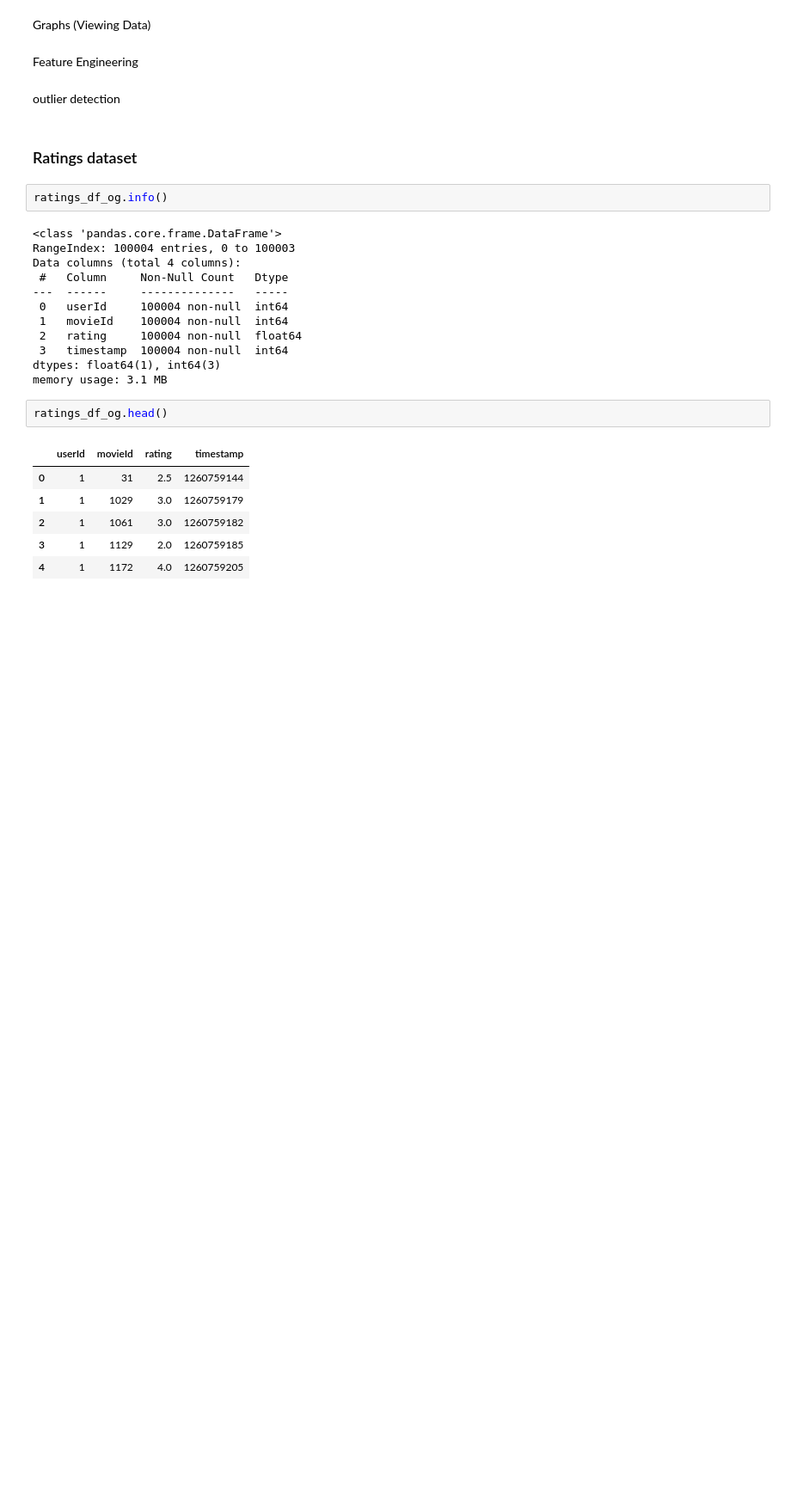
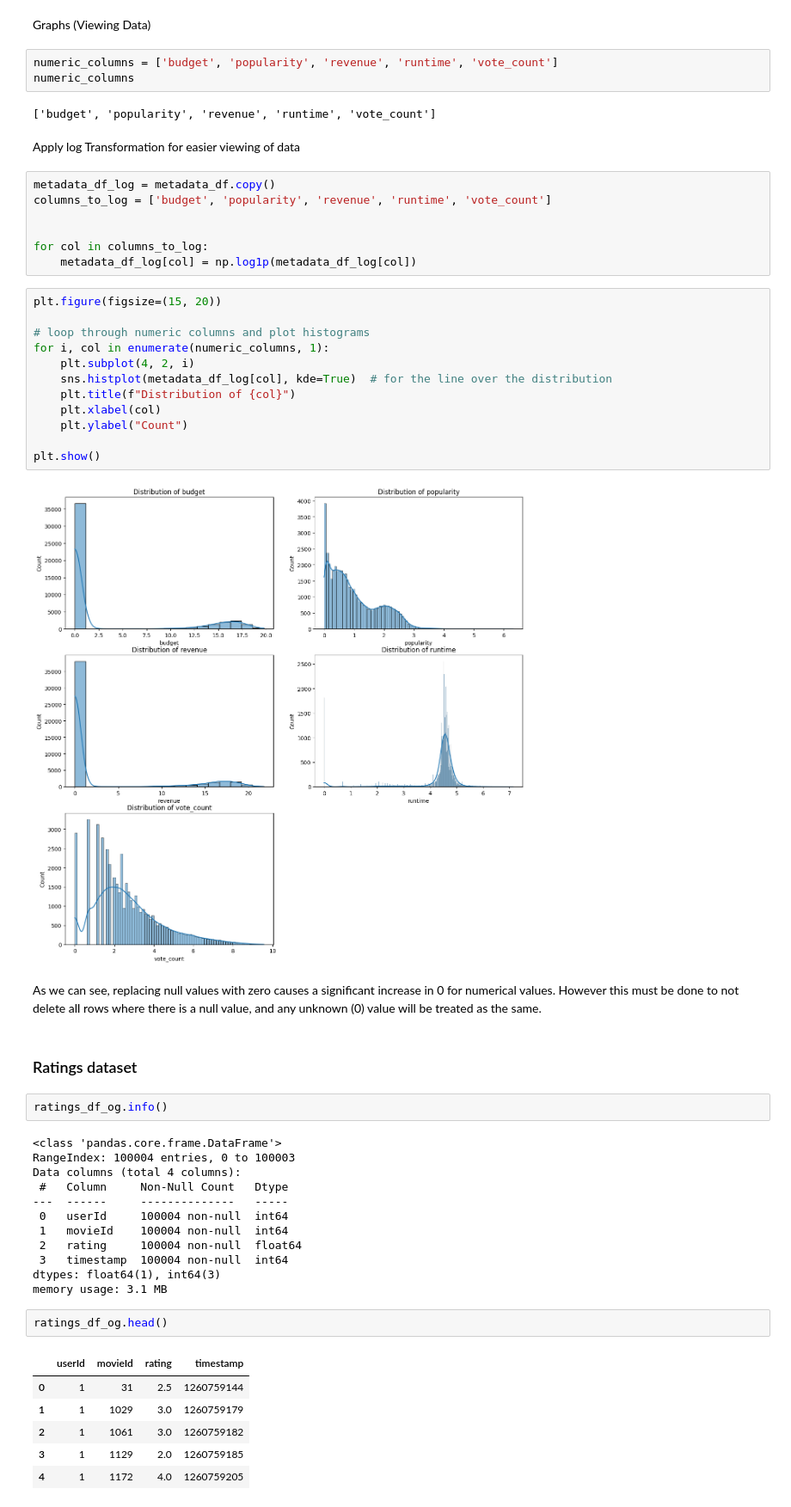
Before and after one commit to maddierioux/CSI4142_A4, a Jupyter notebook: Studies.ipynb, the cells around one changed output. Shown at 86% size. Cells and saved outputs as stored; diff of their text form; blank space fills up the shorter version.

```diff
--- a/Studies.ipynb
+++ b/Studies.ipynb
@@ -383,10 +381,36 @@ dtypes: bool(1), float64(7), int64(2), object(10)
 memory usage: 7.0+ MB
 # %% [markdown]
 Graphs (Viewing Data)
-# %% [markdown]
-Feature Engineering
-# %% [markdown]
-outlier detection
+# %%
+numeric_columns = ['budget', 'popularity', 'revenue', 'runtime', 'vote_count']
+numeric_columns
+# %% [output]
+['budget', 'popularity', 'revenue', 'runtime', 'vote_count']
+# %% [markdown]
+Apply log Transformation for easier viewing of data
+# %%
+metadata_df_log = metadata_df.copy()
+columns_to_log = ['budget', 'popularity', 'revenue', 'runtime', 'vote_count']
+
+
+for col in columns_to_log:
+    metadata_df_log[col] = np.log1p(metadata_df_log[col])
+# %%
+plt.figure(figsize=(15, 20))
+
+# loop through numeric columns and plot histograms
+for i, col in enumerate(numeric_columns, 1):
+    plt.subplot(4, 2, i)
+    sns.histplot(metadata_df_log[col], kde=True)  # for the line over the distribution
+    plt.title(f"Distribution of {col}")
+    plt.xlabel(col)
+    plt.ylabel("Count")
+
+plt.show()
+# %% [output]
+[figure, added]
+# %% [markdown]
+As we can see, replacing null values with zero causes a significant increase in 0 for numerical values. However this must be done to not delete all rows where there is a null value, and any unknown (0) value will be treated as the same.
 # %% [markdown]
 ### Ratings dataset
 # %%
```
Also changed, not shown: parts of 23 cells of this notebook.
